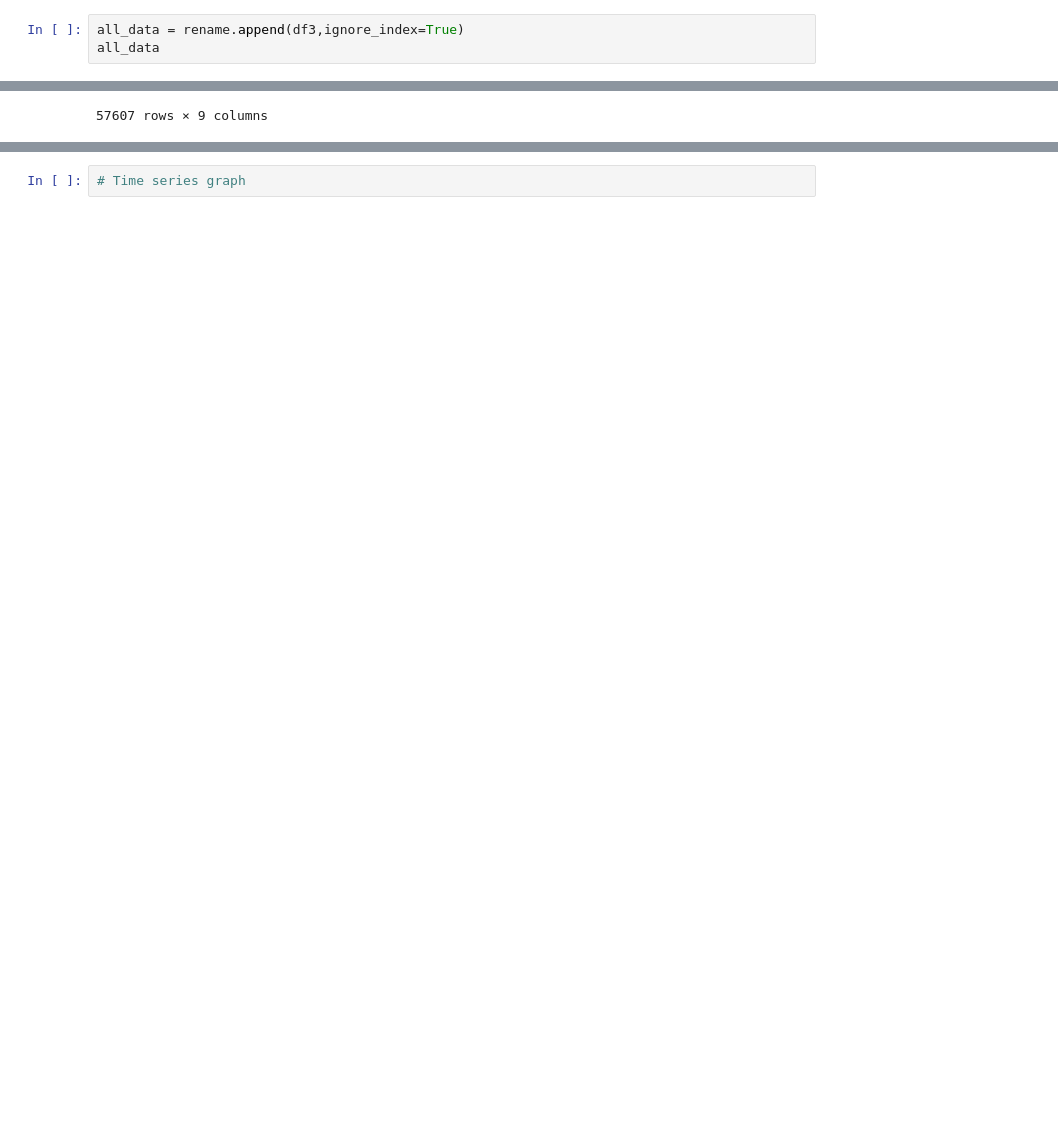
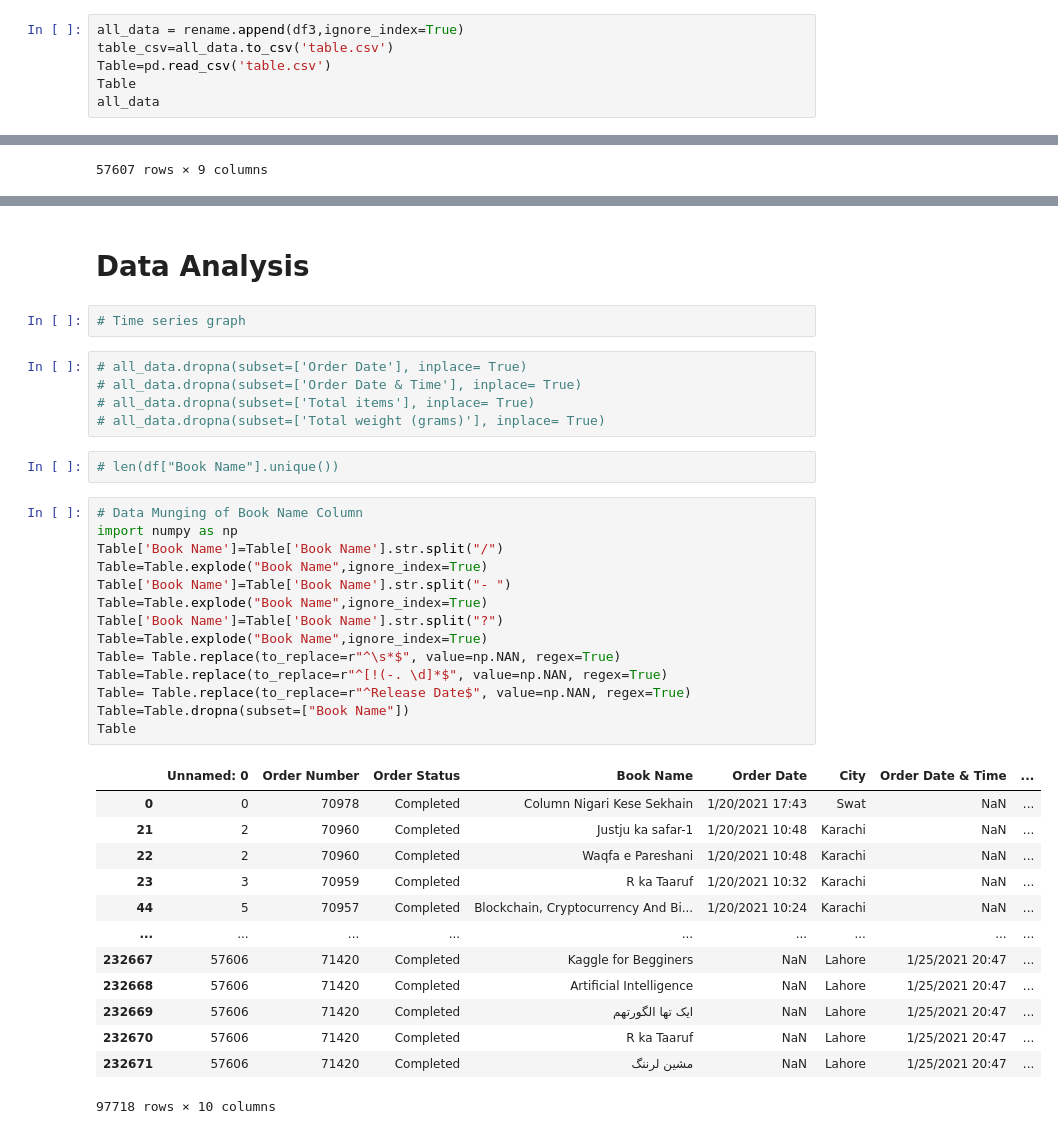
Before and after one commit to Hassansajjad4it/Gufhtugu_Publications_Dataset_EDA, a Jupyter notebook: SourceCode.ipynb, the cells around one changed output, grey strips where cells are left out. Saved outputs shown, nothing was run; the diff lists cells and outputs as text; blank space fills up the shorter version.

Commit message:
Data Analysis

```diff
--- a/SourceCode.ipynb
+++ b/SourceCode.ipynb
@@ -131,5 +149,8 @@ dtype: int64
 # %%
 all_data = rename.append(df3,ignore_index=True)
+table_csv=all_data.to_csv('table.csv')
+Table=pd.read_csv('table.csv')
+Table
 all_data
 # %% [output]
 |  | Order Number | Order Status | Book Name | Order Date | City | Order Date & Time | Payment Method | ... |
@@ -161,2 +169,39 @@ dtype: int64
-# %%
-# Time series graph
+# %% [markdown]
+# Data Analysis
+# %%
+# Time series graph
+# %%
+# all_data.dropna(subset=['Order Date'], inplace= True)
+# all_data.dropna(subset=['Order Date & Time'], inplace= True)
+# all_data.dropna(subset=['Total items'], inplace= True)
+# all_data.dropna(subset=['Total weight (grams)'], inplace= True)
+# %%
+# len(df["Book Name"].unique())
+# %%
+# Data Munging of Book Name Column
+import numpy as np
+Table['Book Name']=Table['Book Name'].str.split("/")
+Table=Table.explode("Book Name",ignore_index=True)
+Table['Book Name']=Table['Book Name'].str.split("- ")
+Table=Table.explode("Book Name",ignore_index=True)
+Table['Book Name']=Table['Book Name'].str.split("?")
+Table=Table.explode("Book Name",ignore_index=True)
+Table= Table.replace(to_replace=r"^\s*$", value=np.NAN, regex=True)
+Table=Table.replace(to_replace=r"^[!(-. \d]*$", value=np.NAN, regex=True)
+Table= Table.replace(to_replace=r"^Release Date$", value=np.NAN, regex=True)
+Table=Table.dropna(subset=["Book Name"])
+Table
+# %% [output]
+|  | Unnamed: 0 | Order Number | Order Status | Book Name | Order Date | City | Order Date & Time | ... |
+| 0 | 0 | 70978 | Completed | Column Nigari Kese Sekhain | 1/20/2021 17:43 | Swat | NaN | ... |
+| 21 | 2 | 70960 | Completed | Justju ka safar-1 | 1/20/2021 10:48 | Karachi | NaN | ... |
+| 22 | 2 | 70960 | Completed | Waqfa e Pareshani | 1/20/2021 10:48 | Karachi | NaN | ... |
+| 23 | 3 | 70959 | Completed | R ka Taaruf | 1/20/2021 10:32 | Karachi | NaN | ... |
+| 44 | 5 | 70957 | Completed | Blockchain, Cryptocurrency And Bi... | 1/20/2021 10:24 | Karachi | NaN | ... |
+| ... | ... | ... | ... | ... | ... | ... | ... | ... |
+| 232667 | 57606 | 71420 | Completed | Kaggle for Begginers | NaN | Lahore | 1/25/2021 20:47 | ... |
+| 232668 | 57606 | 71420 | Completed | Artificial Intelligence | NaN | Lahore | 1/25/2021 20:47 | ... |
+| 232669 | 57606 | 71420 | Completed | ایک تھا الگورتھم | NaN | Lahore | 1/25/2021 20:47 | ... |
+| 232670 | 57606 | 71420 | Completed | R ka Taaruf | NaN | Lahore | 1/25/2021 20:47 | ... |
+| 232671 | 57606 | 71420 | Completed | مشین لرننگ | NaN | Lahore | 1/25/2021 20:47 | ... |
+97718 rows × 10 columns
```
Also changed, not shown: parts of 24 cells of this notebook.
